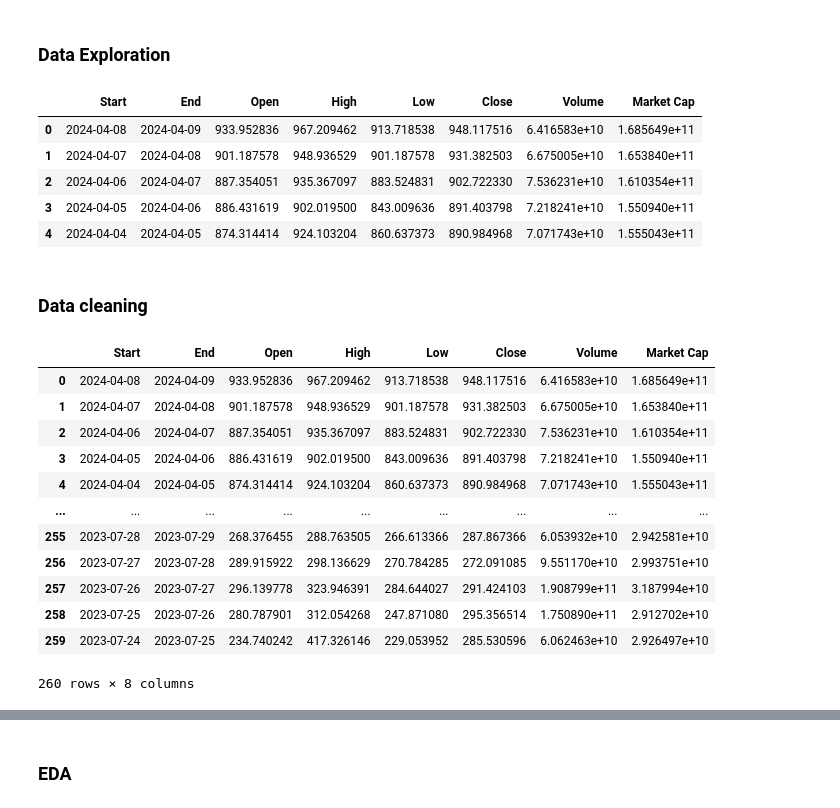
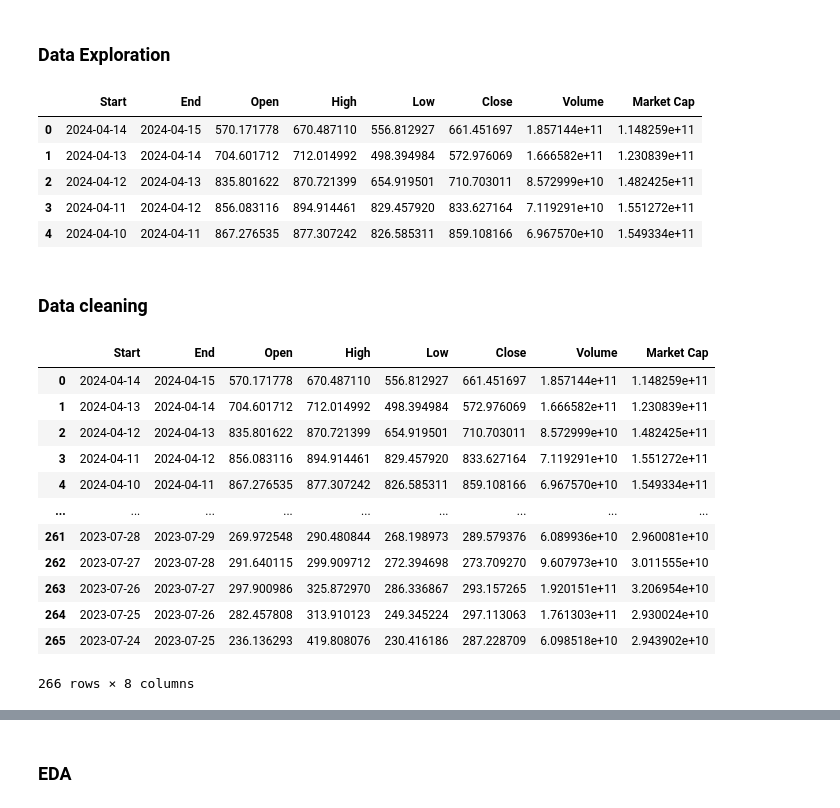
Before and after one commit to randellmwania/Worldcoin-price-Analysis-and-prediction, a Jupyter notebook: wld.ipynb, the cells around one changed output, grey strips where cells are left out. Saved outputs shown, nothing was run; the diff lists cells and outputs as text; code cells hidden in the pictures.

```diff
--- a/wld.ipynb
+++ b/wld.ipynb
@@ -16,15 +16,15 @@ from sklearn.svm import SVR
 # %% [markdown]
 ### Data Exploration
 # %%
-df = pd.read_csv("worldcoin-org_2023-07-24_2024-04-09.csv")
+df = pd.read_csv("worldcoin-org_2023-07-24_2024-04-15.csv")
 df.head()
 # %% [output]
 |  | Start | End | Open | High | Low | Close | Volume | Market Cap |
-| 0 | 2024-04-08 | 2024-04-09 | 933.952836 | 967.209462 | 913.718538 | 948.117516 | 6.416583e+10 | 1.685649e+11 |
-| 1 | 2024-04-07 | 2024-04-08 | 901.187578 | 948.936529 | 901.187578 | 931.382503 | 6.675005e+10 | 1.653840e+11 |
-| 2 | 2024-04-06 | 2024-04-07 | 887.354051 | 935.367097 | 883.524831 | 902.722330 | 7.536231e+10 | 1.610354e+11 |
-| 3 | 2024-04-05 | 2024-04-06 | 886.431619 | 902.019500 | 843.009636 | 891.403798 | 7.218241e+10 | 1.550940e+11 |
-| 4 | 2024-04-04 | 2024-04-05 | 874.314414 | 924.103204 | 860.637373 | 890.984968 | 7.071743e+10 | 1.555043e+11 |
+| 0 | 2024-04-14 | 2024-04-15 | 570.171778 | 670.487110 | 556.812927 | 661.451697 | 1.857144e+11 | 1.148259e+11 |
+| 1 | 2024-04-13 | 2024-04-14 | 704.601712 | 712.014992 | 498.394984 | 572.976069 | 1.666582e+11 | 1.230839e+11 |
+| 2 | 2024-04-12 | 2024-04-13 | 835.801622 | 870.721399 | 654.919501 | 710.703011 | 8.572999e+10 | 1.482425e+11 |
+| 3 | 2024-04-11 | 2024-04-12 | 856.083116 | 894.914461 | 829.457920 | 833.627164 | 7.119291e+10 | 1.551272e+11 |
+| 4 | 2024-04-10 | 2024-04-11 | 867.276535 | 877.307242 | 826.585311 | 859.108166 | 6.967570e+10 | 1.549334e+11 |
 # %% [markdown]
 ### Data cleaning
 # %%
@@ -34,18 +34,18 @@ df['End'] = pd.to_datetime(df['End'])
 df
 # %% [output]
 |  | Start | End | Open | High | Low | Close | Volume | Market Cap |
-| 0 | 2024-04-08 | 2024-04-09 | 933.952836 | 967.209462 | 913.718538 | 948.117516 | 6.416583e+10 | 1.685649e+11 |
-| 1 | 2024-04-07 | 2024-04-08 | 901.187578 | 948.936529 | 901.187578 | 931.382503 | 6.675005e+10 | 1.653840e+11 |
-| 2 | 2024-04-06 | 2024-04-07 | 887.354051 | 935.367097 | 883.524831 | 902.722330 | 7.536231e+10 | 1.610354e+11 |
-| 3 | 2024-04-05 | 2024-04-06 | 886.431619 | 902.019500 | 843.009636 | 891.403798 | 7.218241e+10 | 1.550940e+11 |
-| 4 | 2024-04-04 | 2024-04-05 | 874.314414 | 924.103204 | 860.637373 | 890.984968 | 7.071743e+10 | 1.555043e+11 |
+| 0 | 2024-04-14 | 2024-04-15 | 570.171778 | 670.487110 | 556.812927 | 661.451697 | 1.857144e+11 | 1.148259e+11 |
+| 1 | 2024-04-13 | 2024-04-14 | 704.601712 | 712.014992 | 498.394984 | 572.976069 | 1.666582e+11 | 1.230839e+11 |
+| 2 | 2024-04-12 | 2024-04-13 | 835.801622 | 870.721399 | 654.919501 | 710.703011 | 8.572999e+10 | 1.482425e+11 |
+| 3 | 2024-04-11 | 2024-04-12 | 856.083116 | 894.914461 | 829.457920 | 833.627164 | 7.119291e+10 | 1.551272e+11 |
+| 4 | 2024-04-10 | 2024-04-11 | 867.276535 | 877.307242 | 826.585311 | 859.108166 | 6.967570e+10 | 1.549334e+11 |
 | ... | ... | ... | ... | ... | ... | ... | ... | ... |
-| 255 | 2023-07-28 | 2023-07-29 | 268.376455 | 288.763505 | 266.613366 | 287.867366 | 6.053932e+10 | 2.942581e+10 |
-| 256 | 2023-07-27 | 2023-07-28 | 289.915922 | 298.136629 | 270.784285 | 272.091085 | 9.551170e+10 | 2.993751e+10 |
-| 257 | 2023-07-26 | 2023-07-27 | 296.139778 | 323.946391 | 284.644027 | 291.424103 | 1.908799e+11 | 3.187994e+10 |
-| 258 | 2023-07-25 | 2023-07-26 | 280.787901 | 312.054268 | 247.871080 | 295.356514 | 1.750890e+11 | 2.912702e+10 |
-| 259 | 2023-07-24 | 2023-07-25 | 234.740242 | 417.326146 | 229.053952 | 285.530596 | 6.062463e+10 | 2.926497e+10 |
+| 261 | 2023-07-28 | 2023-07-29 | 269.972548 | 290.480844 | 268.198973 | 289.579376 | 6.089936e+10 | 2.960081e+10 |
+| 262 | 2023-07-27 | 2023-07-28 | 291.640115 | 299.909712 | 272.394698 | 273.709270 | 9.607973e+10 | 3.011555e+10 |
+| 263 | 2023-07-26 | 2023-07-27 | 297.900986 | 325.872970 | 286.336867 | 293.157265 | 1.920151e+11 | 3.206954e+10 |
+| 264 | 2023-07-25 | 2023-07-26 | 282.457808 | 313.910123 | 249.345224 | 297.113063 | 1.761303e+11 | 2.930024e+10 |
+| 265 | 2023-07-24 | 2023-07-25 | 236.136293 | 419.808076 | 230.416186 | 287.228709 | 6.098518e+10 | 2.943902e+10 |
-260 rows × 8 columns
+266 rows × 8 columns
 # %%
 df.describe()
 # %% [output]
```
Also changed, not shown: parts of 7 cells of this notebook, 3 other files.
